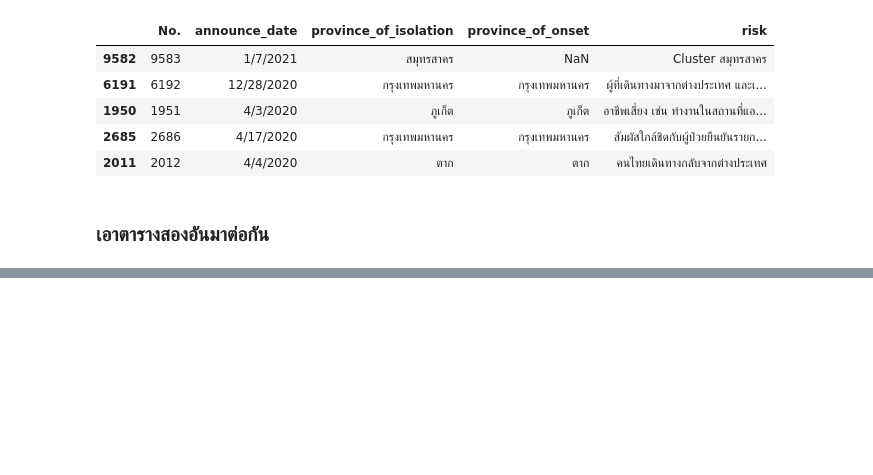
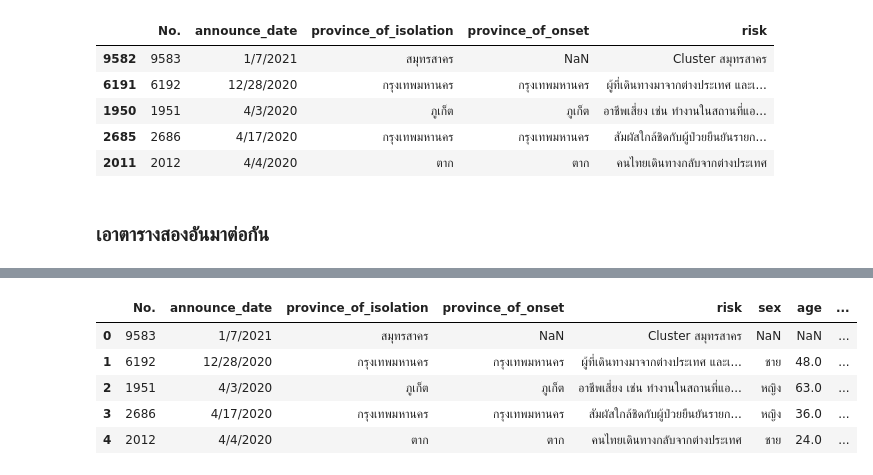
Before and after one commit to jittakorn-ch/data_viz_2022, a Jupyter notebook: Pandas102.ipynb, the cells around one changed output, grey strips where cells are left out. Saved outputs shown, nothing was run; the diff lists cells and outputs as text; code cells hidden in the pictures; blank space fills up the shorter version.

```diff
--- a/Pandas102.ipynb
+++ b/Pandas102.ipynb
@@ -180,0 +191,10 @@ covid_data.head()
+# %%
+personalcovid_data = covid_data.merge(personal_data)
+personalcovid_data.head()
+# %% [output]
+|  | No. | announce_date | province_of_isolation | province_of_onset | risk | sex | age | ... |
+| 0 | 9583 | 1/7/2021 | สมุทรสาคร | NaN | Cluster สมุทรสาคร | NaN | NaN | ... |
+| 1 | 6192 | 12/28/2020 | กรุงเทพมหานคร | กรุงเทพมหานคร | ผู้ที่เดินทางมาจากต่างประเทศ และเ... | ชาย | 48.0 | ... |
+| 2 | 1951 | 4/3/2020 | ภูเก็ต | ภูเก็ต | อาชีพเสี่ยง เช่น ทำงานในสถานที่แอ... | หญิง | 63.0 | ... |
+| 3 | 2686 | 4/17/2020 | กรุงเทพมหานคร | กรุงเทพมหานคร | สัมผัสใกล้ชิดกับผู้ป่วยยืนยันรายก... | หญิง | 36.0 | ... |
+| 4 | 2012 | 4/4/2020 | ตาก | ตาก | คนไทยเดินทางกลับจากต่างประเทศ | ชาย | 24.0 | ... |
```
Also changed, not shown: parts of 10 cells of this notebook.
